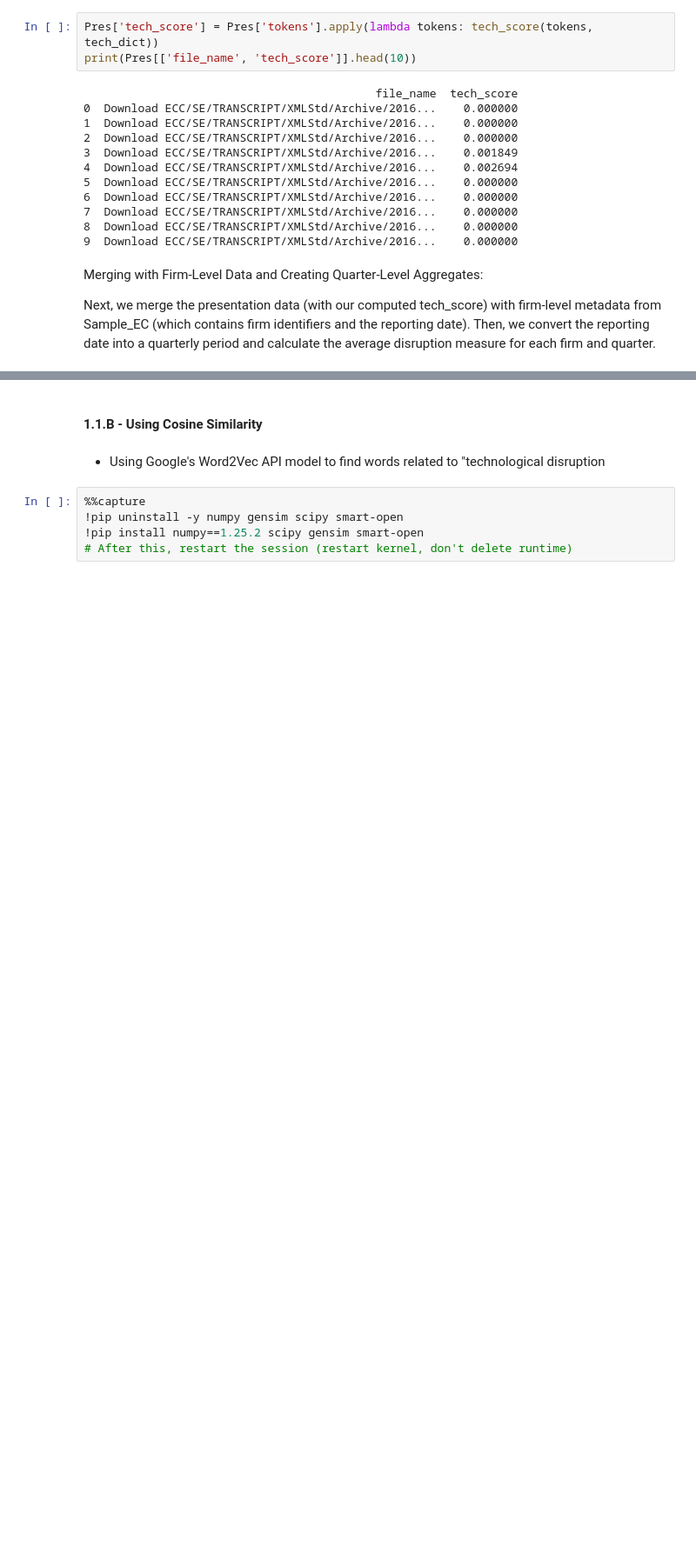
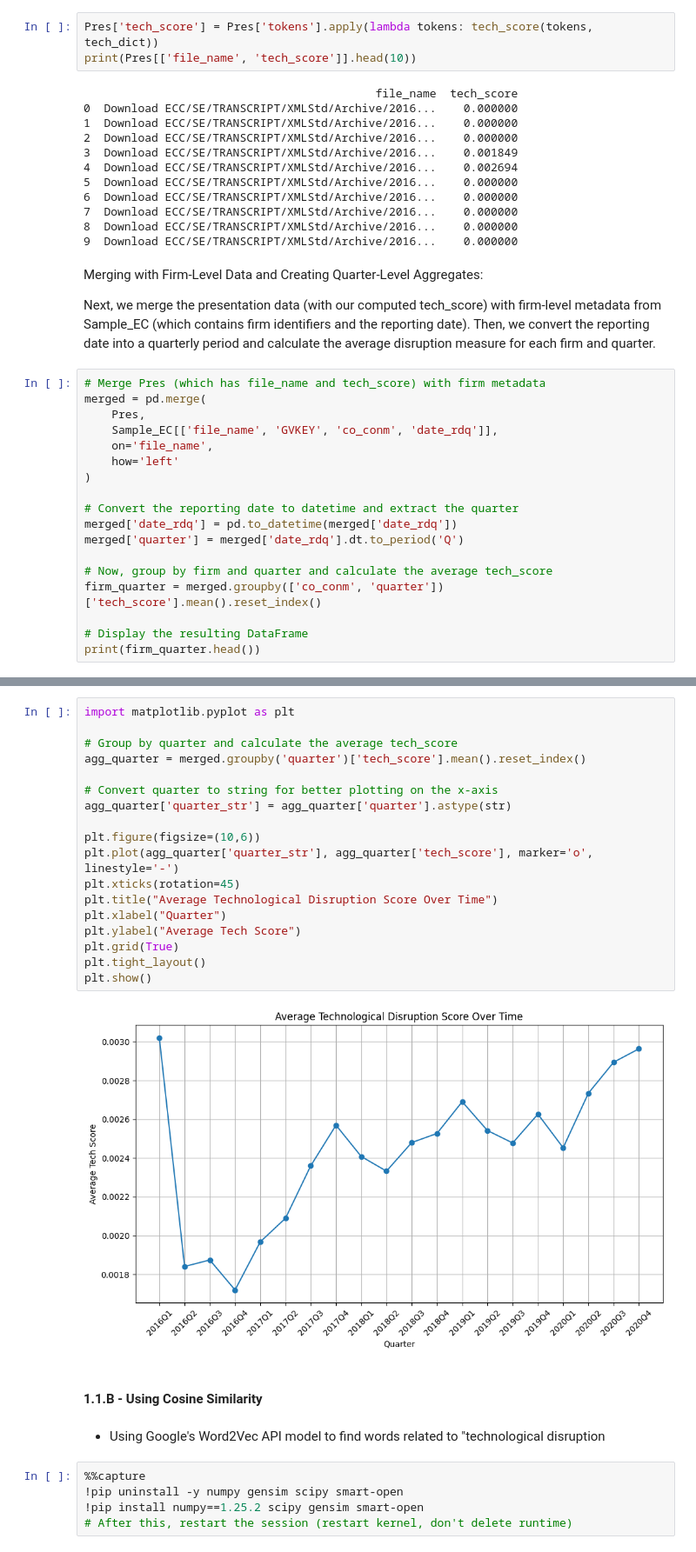
Before and after one commit to Arame-create/NLP-for-Finance, a Jupyter notebook: NLP_coursework.ipynb, the cells around one changed output, grey strips where cells are left out. Shown at 87% size. Drawn from its saved outputs; the diff is of its cells as text; blank space fills up the shorter version.

```diff
--- a/NLP_coursework.ipynb
+++ b/NLP_coursework.ipynb
@@ -260,3 +258,21 @@ print(Pres[['file_name', 'tech_score']].head(10))
 Merging with Firm-Level Data and Creating Quarter-Level Aggregates:
 
 Next, we merge the presentation data (with our computed tech_score) with firm-level metadata from Sample_EC (which contains firm identifiers and the reporting date). Then, we convert the reporting date into a quarterly period and calculate the average disruption measure for each firm and quarter.
+# %%
+# Merge Pres (which has file_name and tech_score) with firm metadata
+merged = pd.merge(
+    Pres,
+    Sample_EC[['file_name', 'GVKEY', 'co_conm', 'date_rdq']],
+    on='file_name',
+    how='left'
+)
+
+# Convert the reporting date to datetime and extract the quarter
+merged['date_rdq'] = pd.to_datetime(merged['date_rdq'])
+merged['quarter'] = merged['date_rdq'].dt.to_period('Q')
+
+# Now, group by firm and quarter and calculate the average tech_score
+firm_quarter = merged.groupby(['co_conm', 'quarter'])['tech_score'].mean().reset_index()
+
+# Display the resulting DataFrame
+print(firm_quarter.head())
@@ -263,3 +318,23 @@ Next, we merge the presentation data (with our computed tech_score) with firm-le
+# %%
+import matplotlib.pyplot as plt
+
+# Group by quarter and calculate the average tech_score
+agg_quarter = merged.groupby('quarter')['tech_score'].mean().reset_index()
+
+# Convert quarter to string for better plotting on the x-axis
+agg_quarter['quarter_str'] = agg_quarter['quarter'].astype(str)
+
+plt.figure(figsize=(10,6))
+plt.plot(agg_quarter['quarter_str'], agg_quarter['tech_score'], marker='o', linestyle='-')
+plt.xticks(rotation=45)
+plt.title("Average Technological Disruption Score Over Time")
+plt.xlabel("Quarter")
+plt.ylabel("Average Tech Score")
+plt.grid(True)
+plt.tight_layout()
+plt.show()
+# %% [output]
+[figure, added]
 # %% [markdown]
 #### 1.1.B - Using Cosine Similarity
 # %% [markdown]
```
Also changed, not shown: parts of 8 cells of this notebook.
